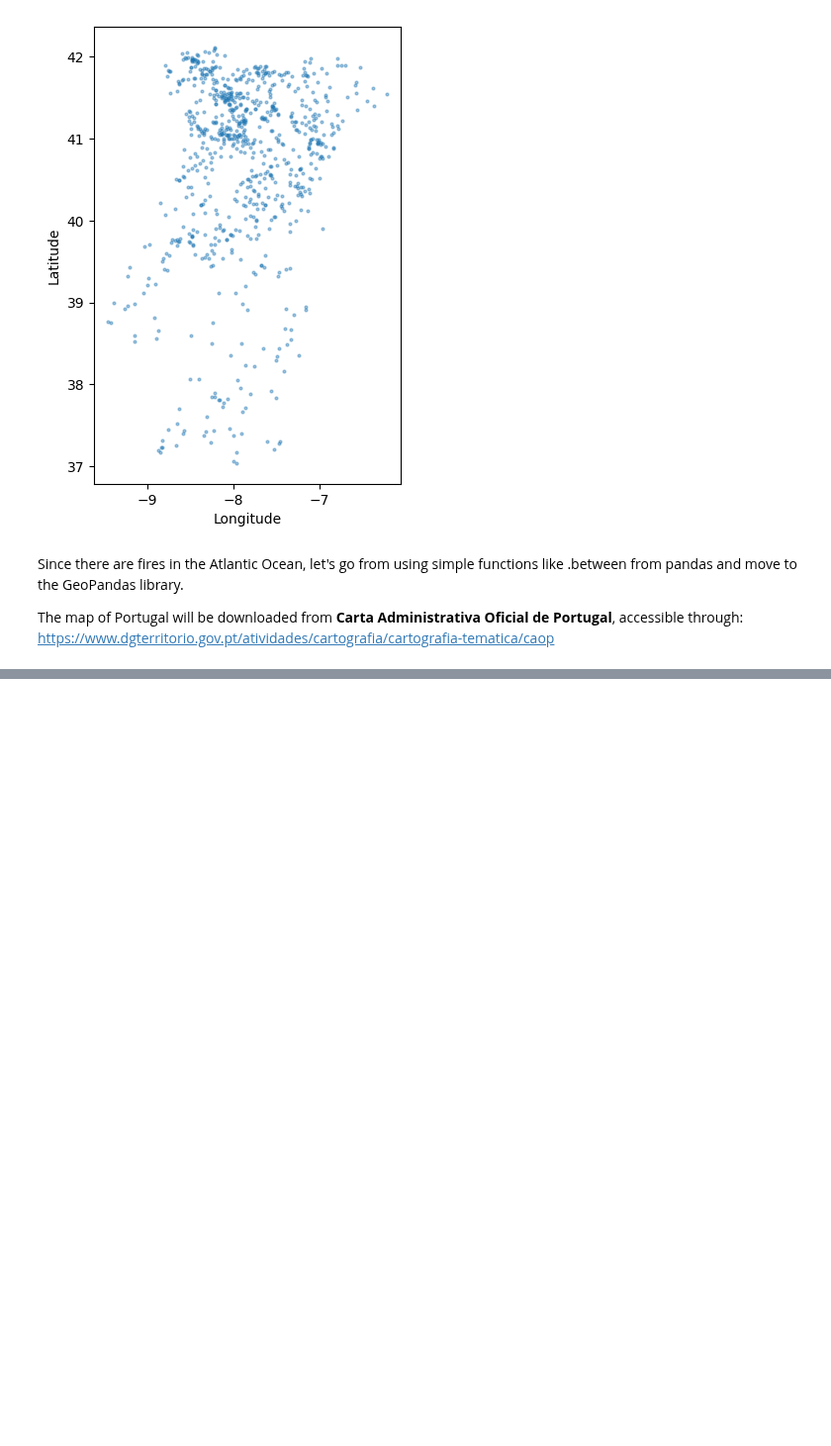
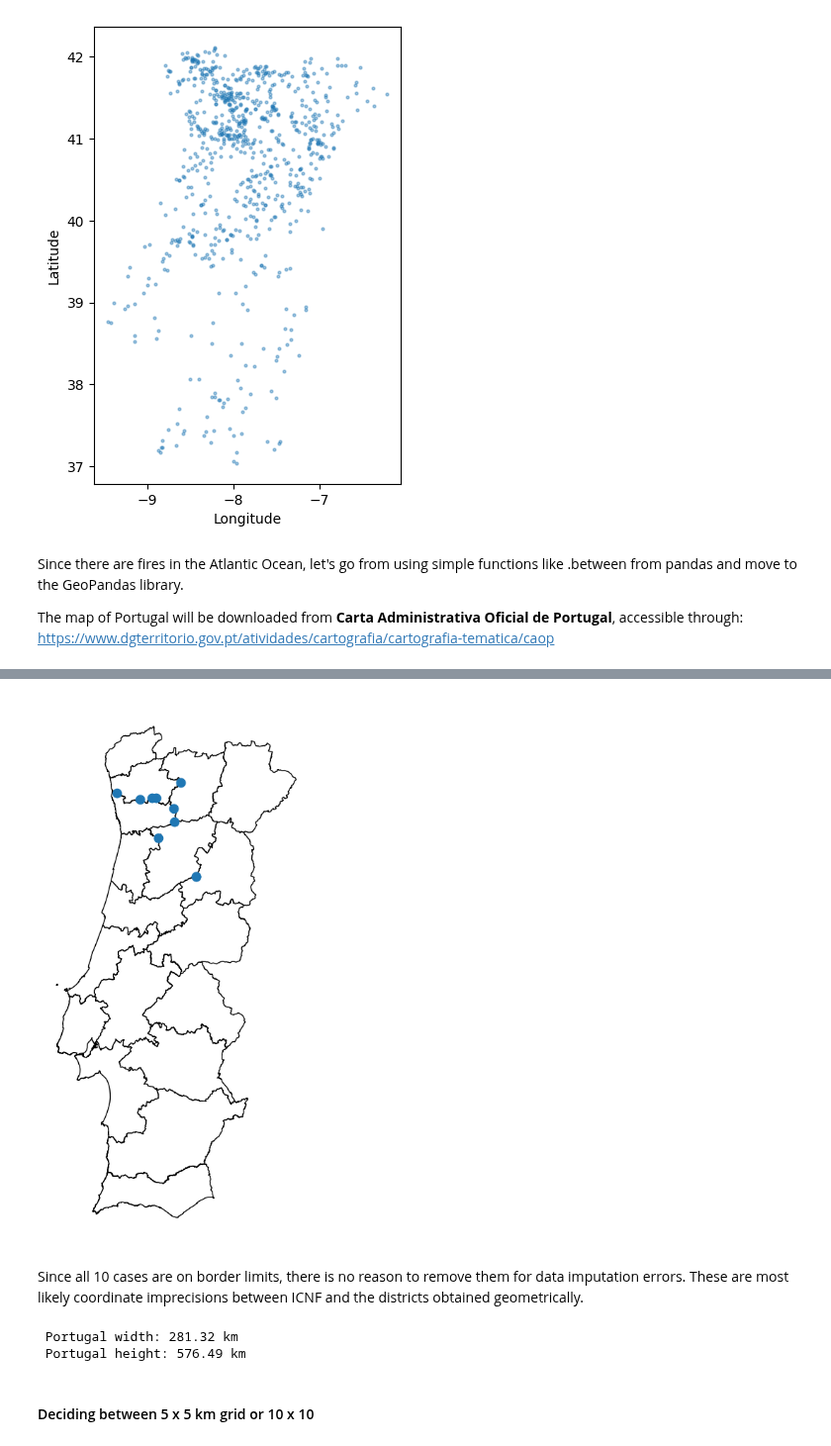
Before and after one commit to Daniel99Fonseca/wildfire-risk-portugal, a Jupyter notebook: notebooks/01_fire_data_exploration.ipynb, the cells around one changed output, grey strips where cells are left out. Shown at 99% size. Cells and saved outputs as stored; diff of their text form; code cells hidden in the pictures; blank space fills up the shorter version.

```diff
--- a/notebooks/01_fire_data_exploration.ipynb
+++ b/notebooks/01_fire_data_exploration.ipynb
@@ -844,0 +1031,17 @@ gpd.list_layers("../data/raw/CAOP_Continente_2025-gpkg/Continente_CAOP2025.gpkg"
+# %%
+fires_with_districts = gpd.sjoin(
+    fires_clean,
+    districts[['distrito', 'geometry']],
+    how='left',
+    predicate='within'
+)
+
+# Distrito is the one declared by ICNF (fire dataset)
+# distrito is the one GeoPandas found through the coordinates
+
+mismatch = (
+    fires_with_districts["Distrito"]
+    != fires_with_districts["distrito"]
+)
+
+mismatch.sum()
@@ -844,0 +1074,17 @@ gpd.list_layers("../data/raw/CAOP_Continente_2025-gpkg/Continente_CAOP2025.gpkg"
+# %%
+ax = districts.plot(
+    figsize=(6, 10),
+    edgecolor='black',
+    facecolor= 'white'
+)
+
+fires_with_districts.loc[mismatch].plot(
+    ax=ax,
+    markersize=80,
+)
+
+ax.set_axis_off()
+# %% [output]
+[figure, added]
+# %% [markdown]
+Since all 10 cases are on border limits, there is no reason to remove them for data imputation errors. These are most likely coordinate imprecisions between ICNF and the districts obtained geometrically.
@@ -844,0 +1093,11 @@ gpd.list_layers("../data/raw/CAOP_Continente_2025-gpkg/Continente_CAOP2025.gpkg"
+# %%
+width_m = max_x - min_x
+height_m = max_y - min_y
+
+print(f" Portugal width: {width_m / 1000:.2f} km")
+print(f" Portugal height: {height_m / 1000:.2f} km")
+# %% [output]
+ Portugal width: 281.32 km
+ Portugal height: 576.49 km
+# %% [markdown]
+#### Deciding between 5 x 5 km grid or 10 x 10
```
Also changed, not shown: parts of 58 cells of this notebook.
